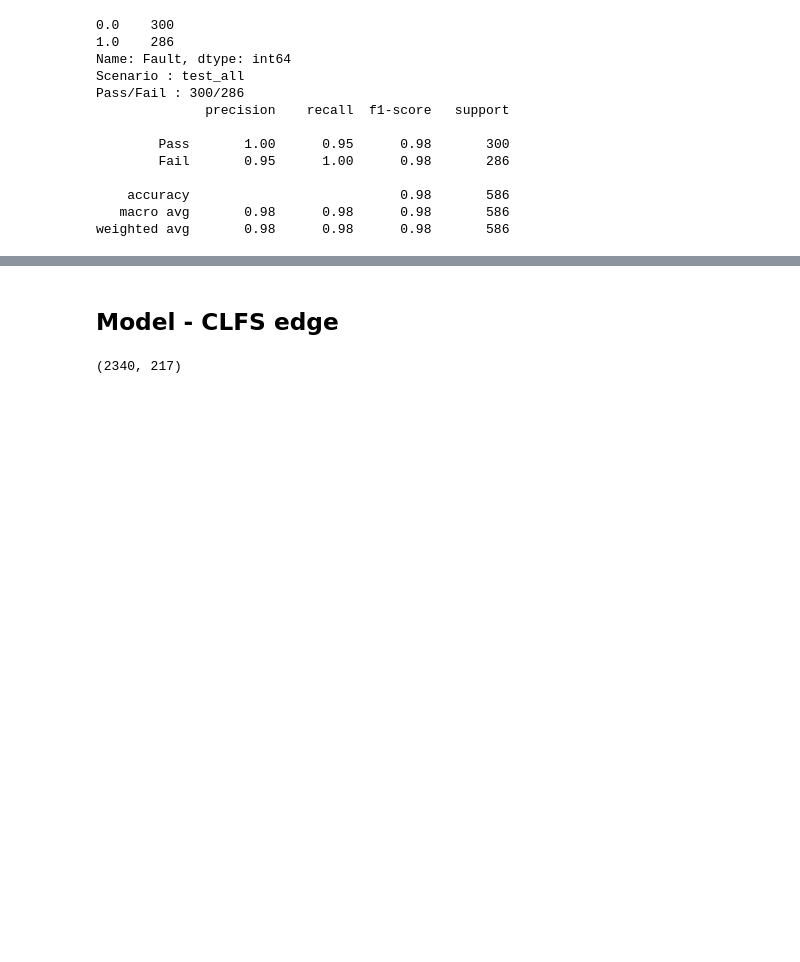
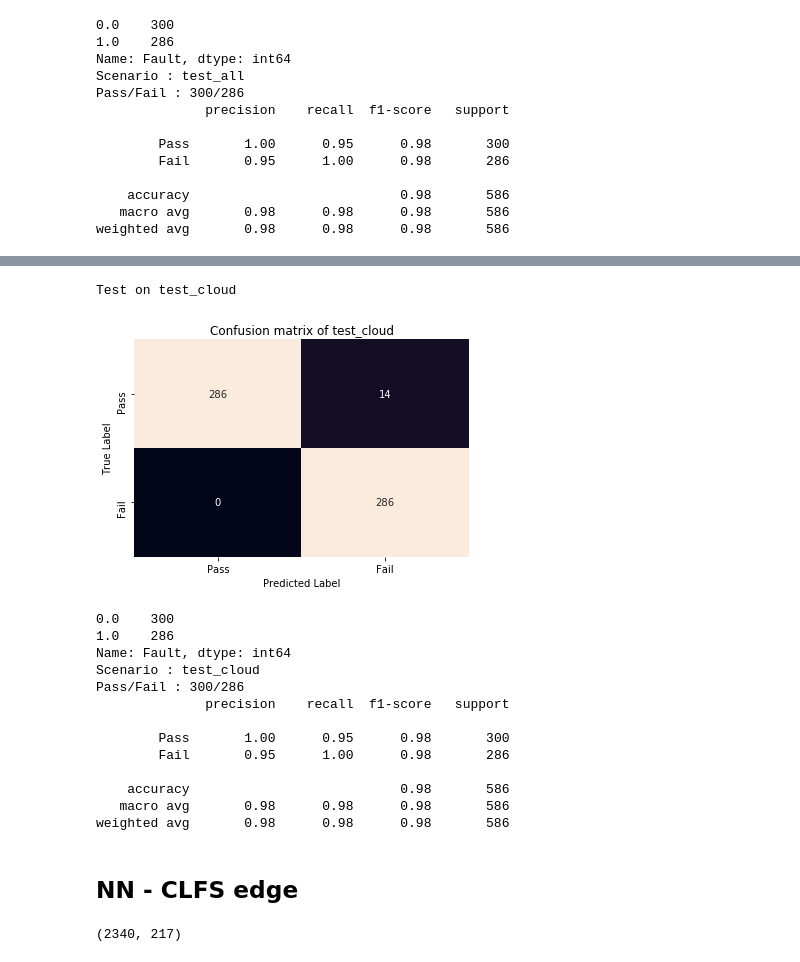
Before and after one commit to dzakybd/edge-ai, a Jupyter notebook: edge_ai.ipynb, the cells around one changed output, grey strips where cells are left out. Cells and saved outputs as stored; diff of their text form; code cells hidden in the pictures; blank space fills up the shorter version.

```diff
--- a/edge_ai.ipynb
+++ b/edge_ai.ipynb
@@ -368,13 +325,15 @@ def clfs_ga(corrmat, scaled_latency, features, weights, title):
 
     variables = x_all.columns[result.variables[0]]
 
-    f = open('ga_info_{}.txt'.format(title), 'w')
     info = '\nAlgorithm: {}'.format(algorithm.get_name())
     info += '\nProblem: CLFS using {} latency'.format(title)
     info += '\nNumber of features: {}'.format(len(variables))
     info += '\nFitness: {}'.format(result.objectives[0])
     info += '\nComputing time: {}'.format(algorithm.total_computing_time)
     print(info)
-    f.write(info)
+
+    if not load_saved_data:
+        f = open('ga_info_{}.txt'.format(title), 'w')
+        f.write(info)
 
     return variables
@@ -451,3 +359,11 @@ Matplotlib is currently using module://ipykernel.pylab.backend_inline, which is
+# %%
+if not load_saved_data:
+    variables_cloud = clfs_ga(corrmat, scaled_cloud_latency, x_all.columns, weights, 'cloud')
+    with open('variables_cloud.pkl', 'wb') as filename:
+        pickle.dump(variables_cloud, filename)
+else:
+    with open('variables_cloud.pkl', 'rb') as pickle_file:
+        variables_cloud = pickle.load(pickle_file)
 # %%
 sel_variables_cloud = [str(i) for i in variables_cloud]
 sel_variables_cloud.append('Fault')
@@ -465,8 +377,10 @@ Matplotlib is currently using module://ipykernel.pylab.backend_inline, which is
 def test_model(clf, x, y, title):
     print('Test on {}'.format(title))
     labels = ['Pass', 'Fail']
-#     y_pred = clf.predict(x)
-    y_pred = clf.predict_classes(x)
+    if 'all' in title or 'edge' in title or 'cloud' in title:
+        y_pred = clf.predict_classes(x)
+    else:
+        y_pred = clf.predict(x)
 
     # Confusion matrix and classification report
     matrix = confusion_matrix(y, y_pred)
@@ -474,39 +388,42 @@ def test_model(clf, x, y, title):
     plt.ylabel('True Label')
     plt.xlabel('Predicted Label')
     plt.title('Confusion matrix of {}'.format(title))
-    if not load_saved_model:
-        plt.savefig('conmatrix-{}.png'.format(title))
     plt.show()
-    plt.close()
 
     counts = y.value_counts()
     print(counts)
-
-    f = open('test-{}.txt'.format(title), 'w')
     info = 'Scenario : {}\n'.format(title)
     if 'test' in title:
         info += 'Pass/Fail : {}/{}\n'.format(counts[0], counts[1])
     else:
         info += 'Pass : {}\n'.format(counts[0])
     info += classification_report(y, y_pred, target_names=labels)
-    f.write(info)
     print(info)
 
+    if not load_saved_model:
+        plt.savefig('conmatrix-{}.png'.format(title))
+        f = open('test-{}.txt'.format(title), 'w')
+        f.write(info)
+
+    plt.close()
 
 def train_model(x, y, title):
-    print('Training')
     clf = Sequential()
     clf.add(Dense(64, input_dim=x.shape[1], activation='relu'))
     clf.add(Dense(32, activation='relu'))
     clf.add(Dense(1, activation='sigmoid'))
     clf.compile(loss='binary_crossentropy', optimizer='adam', metrics=['accuracy'])
 
-    print(clf.summary())
-    plot_model(clf, to_file='model_{}.png'.format(title))
+    summary = clf.summary()
+    print(summary)
 
     clf.fit(x, y, epochs=100)
 
-    clf.save('model_{}.h5'.format(title))
+    if not load_saved_model:
+        f = open('summary-{}.txt'.format(title), 'w')
+        f.write(info)
+        plot_model(clf, to_file='model_{}.png'.format(title))
+        clf.save('model_{}.h5'.format(title))
 
     return clf
 # %% [markdown]
@@ -578,5 +507,23 @@ weighted avg       0.98      0.98      0.98       586
+# %%
+test_model(clf_cloud, x_test_sel_cloud, y_test_sample, 'test_cloud')
+# %% [output]
+Test on test_cloud
+[figure, added]
+0.0    300
+1.0    286
+Name: Fault, dtype: int64
+Scenario : test_cloud
+Pass/Fail : 300/286
+              precision    recall  f1-score   support
+
+        Pass       1.00      0.95      0.98       300
+        Fail       0.95      1.00      0.98       286
+
+    accuracy                           0.98       586
+   macro avg       0.98      0.98      0.98       586
+weighted avg       0.98      0.98      0.98       586
 # %% [markdown]
-## Model - CLFS edge
+## NN - CLFS edge
 # %%
 x_train_sel_edge = x_train_sample.loc[:, variables_edge]
 x_test_sel_edge = x_test_sample.loc[:, variables_edge]
```
Also changed, not shown: parts of 35 cells of this notebook, 2 other files.
